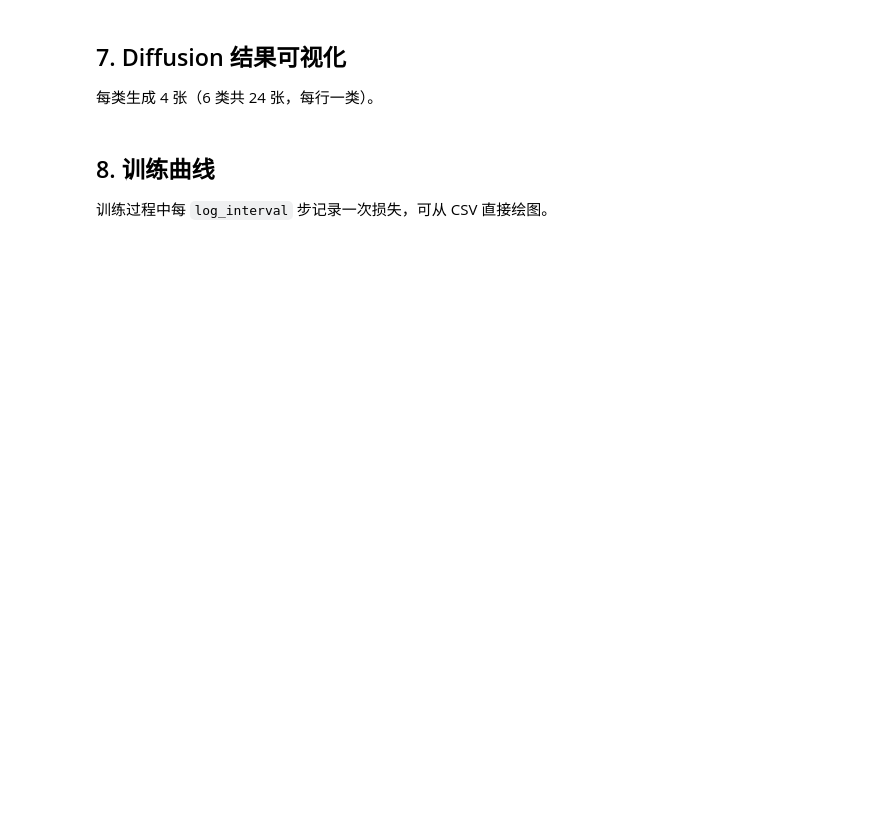
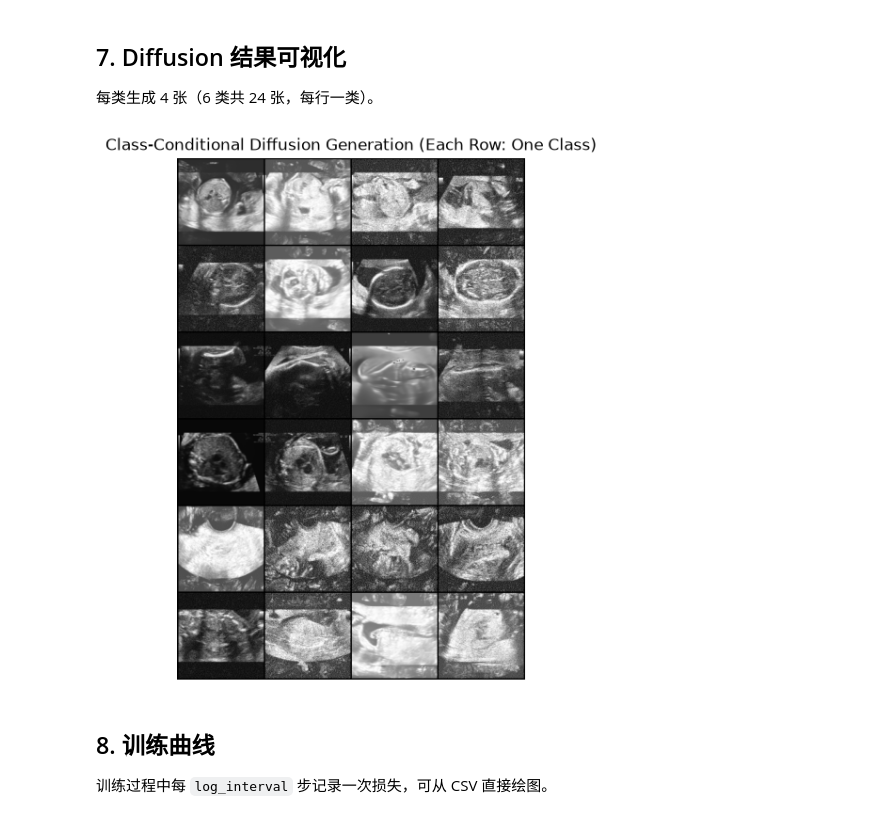
Before and after one commit to xiaoxiongtao/FETAL_PLANES_DB_gen, a Jupyter notebook: notebooks/project_overview.ipynb, the cells around one changed output. Drawn from its saved outputs; the diff is of its cells as text; code cells hidden in the pictures; blank space fills up the shorter version.

```diff
--- a/notebooks/project_overview.ipynb
+++ b/notebooks/project_overview.ipynb
@@ -184,14 +231,14 @@ visualize.show_grid(torch.cat([src, fake], dim=0), nrow=8,
 # %%
 n_classes, per = 6, 4
 classes = torch.arange(n_classes).repeat_interleave(per).to(DEVICE)
 shape = (classes.shape[0], 1, img_size, img_size)
-
 diffusion = diffusion.to(DEVICE).eval()
 with torch.no_grad():
     samples = diffusion.ddim_sample(shape, c=classes, steps=100, eta=0.0,
                                     device=DEVICE).detach().cpu()
-
-visualize.show_grid(samples, nrow=per, title="Diffusion 类别条件生成（每行一类）")
+visualize.show_grid(samples, nrow=per, title="Class-Conditional Diffusion Generation (Each Row: One Class)")
+# %% [output]
+[figure, added]
 # %% [markdown]
 ## 8. 训练曲线
 
```
Also changed, not shown: parts of 12 cells of this notebook, 1 other file.
